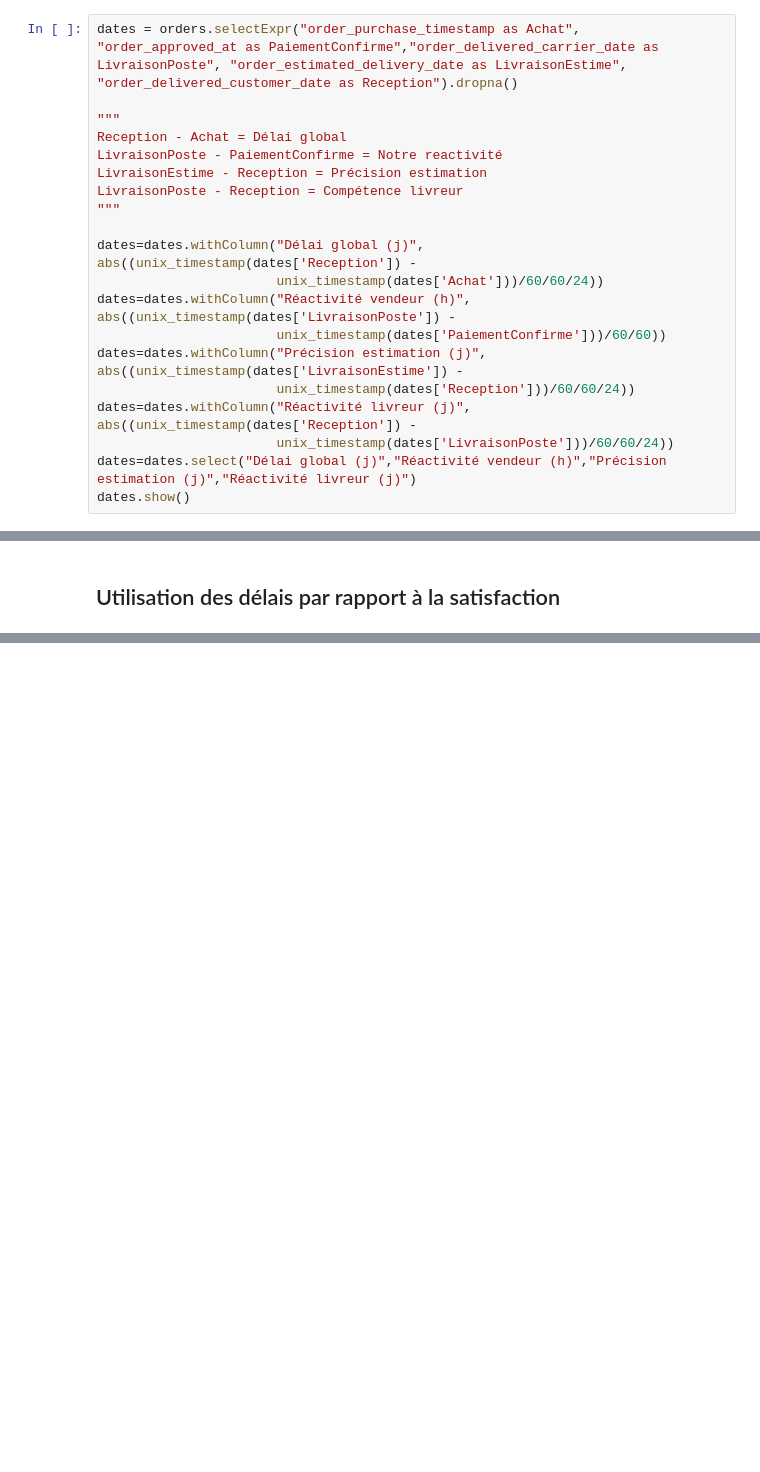
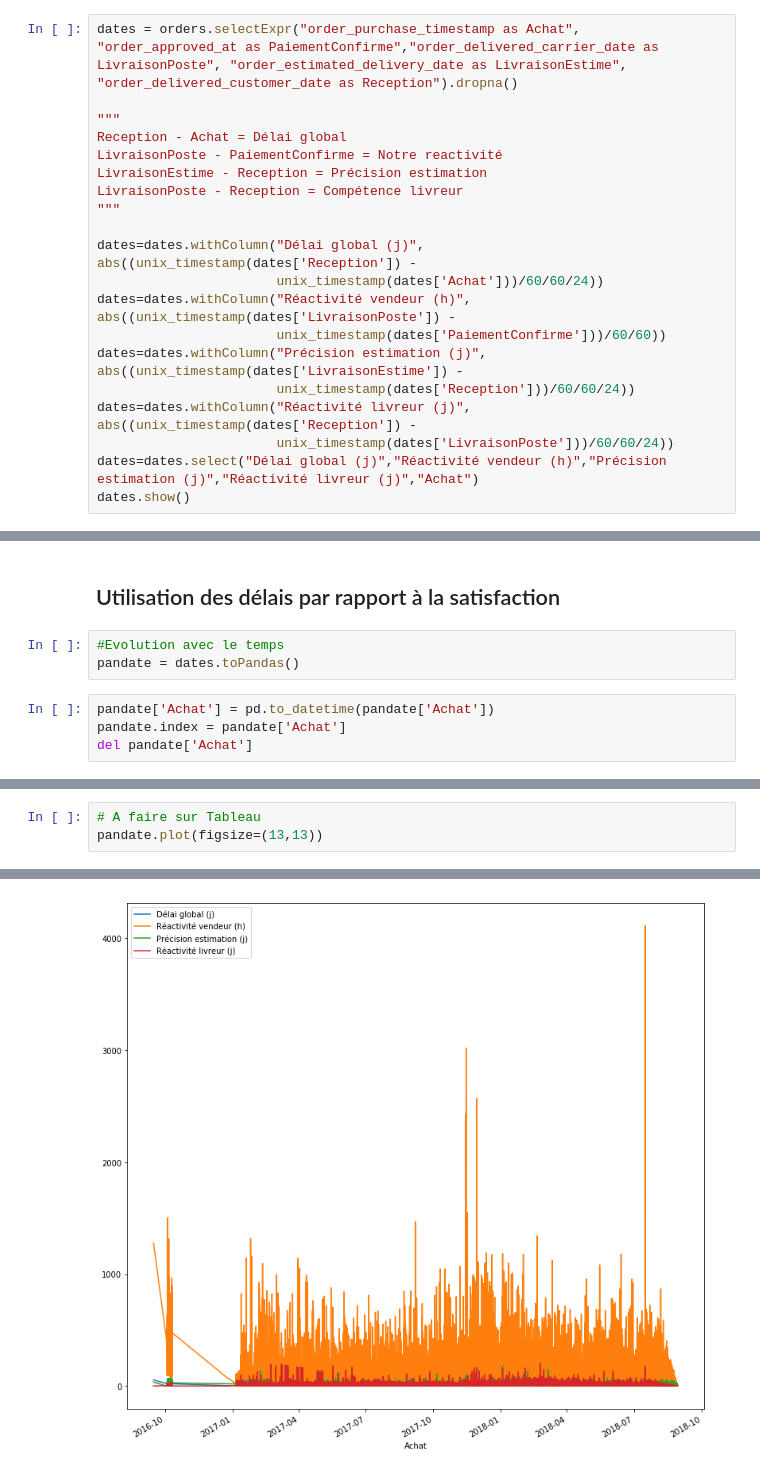
Before and after one commit to Bcante/sparkolist, a Jupyter notebook: notebooks/Délais de livraison, prise en charge prestataire... etc. (orders.csv).ipynb, the cells around one changed output, grey strips where cells are left out. Saved outputs shown, nothing was run; the diff lists cells and outputs as text; blank space fills up the shorter version.

```diff
--- a/notebooks/Délais de livraison, prise en charge prestataire... etc. (orders.csv).ipynb
+++ b/notebooks/Délais de livraison, prise en charge prestataire... etc. (orders.csv).ipynb
@@ -20,6 +21,6 @@ dates=dates.withColumn("Précision estimation (j)", abs((unix_timestamp(dates['L
                        unix_timestamp(dates['Reception']))/60/60/24))
 dates=dates.withColumn("Réactivité livreur (j)", abs((unix_timestamp(dates['Reception']) -
                        unix_timestamp(dates['LivraisonPoste']))/60/60/24))
-dates=dates.select("Délai global (j)","Réactivité vendeur (h)","Précision estimation (j)","Réactivité livreur (j)")
+dates=dates.select("Délai global (j)","Réactivité vendeur (h)","Précision estimation (j)","Réactivité livreur (j)","Achat")
 dates.show()
 # %% [output]
@@ -42,3 +43,10 @@ dates.show()
 only showing top 20 rows
 # %% [markdown]
 ## Utilisation des délais par rapport à la satisfaction
+# %%
+#Evolution avec le temps
+pandate = dates.toPandas()
+# %%
+pandate['Achat'] = pd.to_datetime(pandate['Achat'])
+pandate.index = pandate['Achat']
+del pandate['Achat']
@@ -44,0 +55,4 @@ only showing top 20 rows
+# %%
+# A faire sur Tableau
+pandate.plot(figsize=(13,13))
+# %% [output]
@@ -44,0 +60 @@ only showing top 20 rows
+[figure, added]
```
Also changed, not shown: parts of 5 cells of this notebook, 2 other files.
